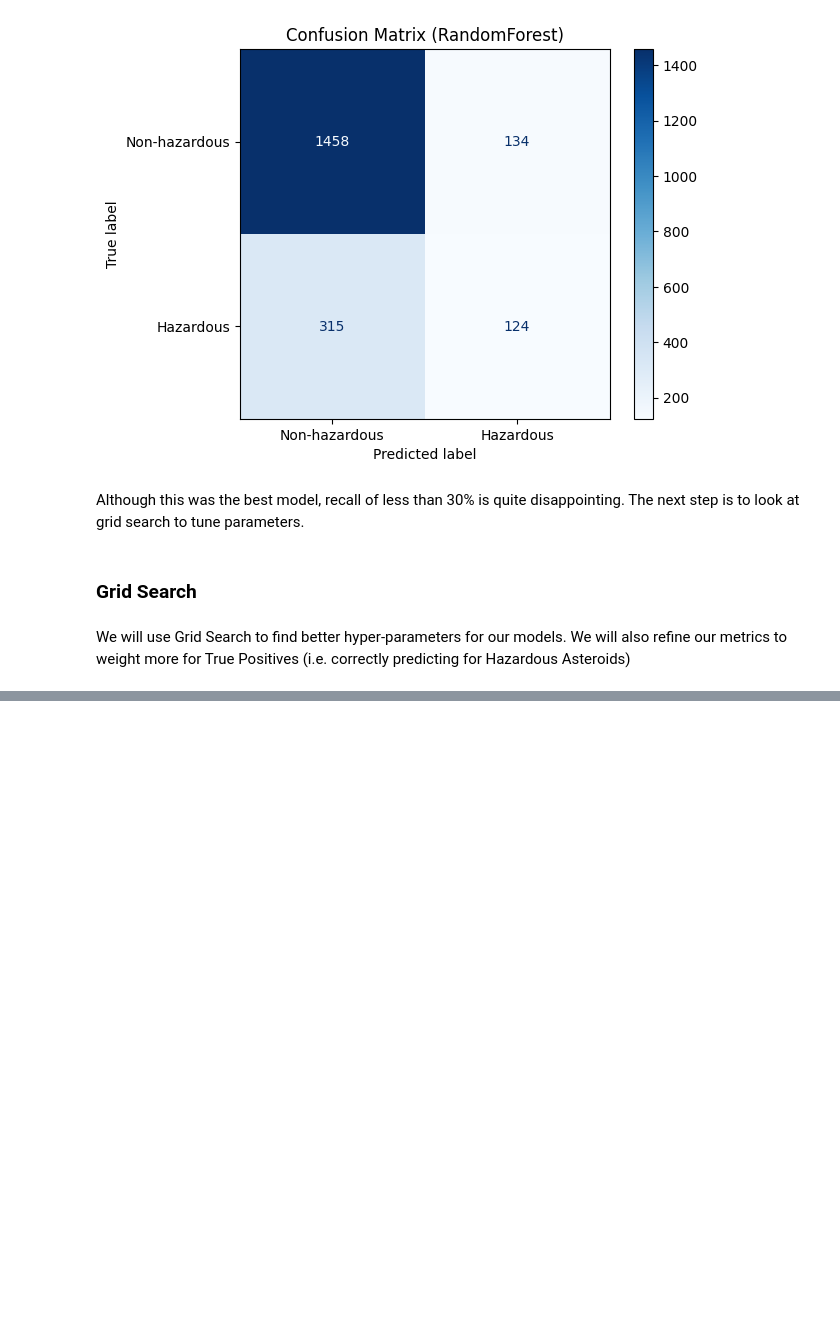
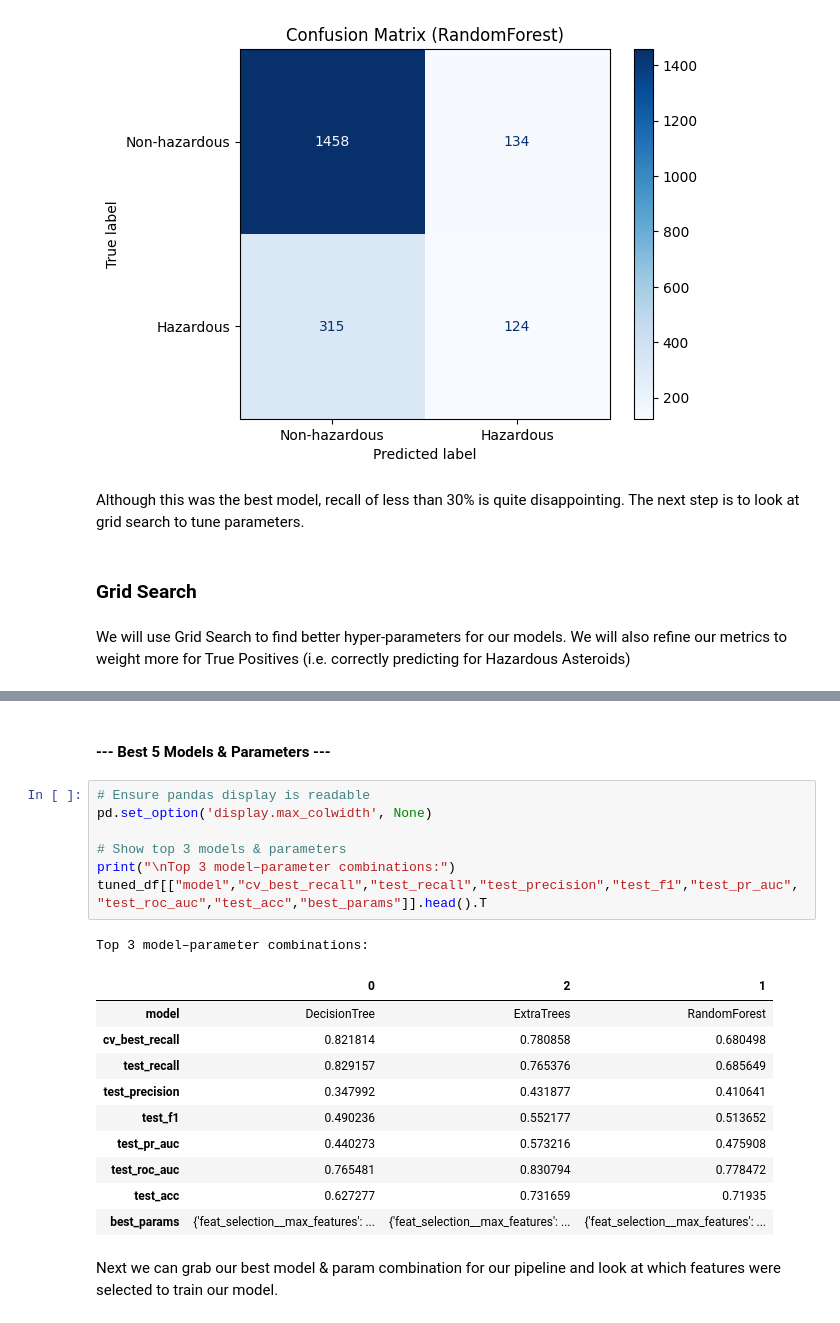
Before and after one commit to Mikeecee1/Near-Earth-Asteroid-Analysis, a Jupyter notebook: jupyter_notebooks/ML_Modelling.ipynb, the cells around one changed output, grey strips where cells are left out. Cells and saved outputs as stored; diff of their text form; blank space fills up the shorter version.

```diff
--- a/jupyter_notebooks/ML_Modelling.ipynb
+++ b/jupyter_notebooks/ML_Modelling.ipynb
@@ -539,0 +587,23 @@ TN:1150 FP:442 FN:103 TP:336
+# %% [markdown]
+#### --- Best 5 Models & Parameters ---
+# %%
+# Ensure pandas display is readable
+pd.set_option('display.max_colwidth', None)
+
+# Show top 3 models & parameters
+print("\nTop 3 model–parameter combinations:")
+tuned_df[["model","cv_best_recall","test_recall","test_precision","test_f1","test_pr_auc","test_roc_auc","test_acc","best_params"]].head().T
+# %% [output]
+Top 3 model–parameter combinations:
+|  | 0 | 2 | 1 |
+| model | DecisionTree | ExtraTrees | RandomForest |
+| cv_best_recall | 0.821814 | 0.780858 | 0.680498 |
+| test_recall | 0.829157 | 0.765376 | 0.685649 |
+| test_precision | 0.347992 | 0.431877 | 0.410641 |
+| test_f1 | 0.490236 | 0.552177 | 0.513652 |
+| test_pr_auc | 0.440273 | 0.573216 | 0.475908 |
+| test_roc_auc | 0.765481 | 0.830794 | 0.778472 |
+| test_acc | 0.627277 | 0.731659 | 0.71935 |
+| best_params | {'feat_selection__max_features': ... | {'feat_selection__max_features': ... | {'feat_selection__max_features': ... |
+# %% [markdown]
+Next we can grab our best model & param combination for our pipeline and look at which features were selected to train our model.
```
Also changed, not shown: parts of 22 cells of this notebook, 2 other files.
